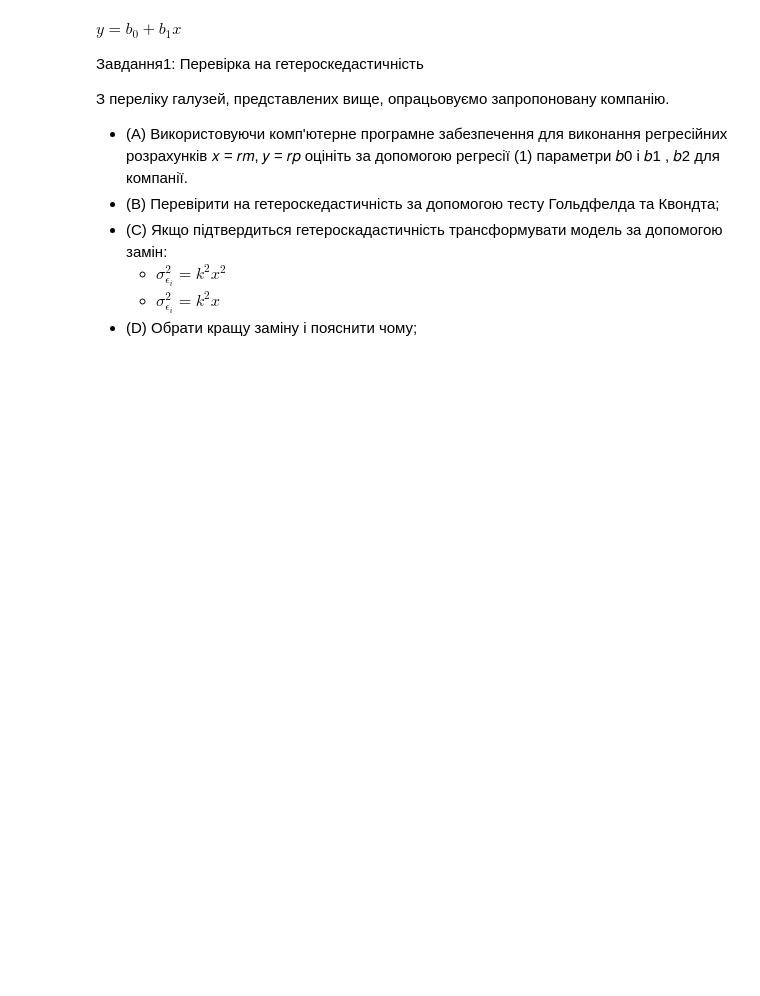
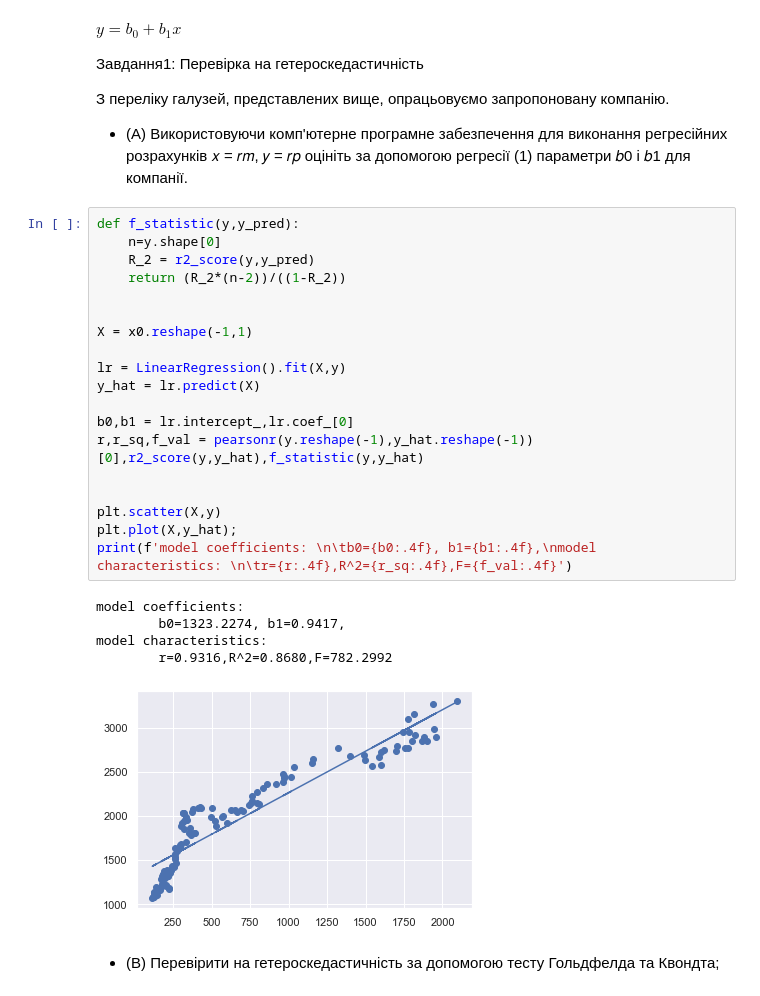
Before and after one commit to EddieKro/Econometrics, a Jupyter notebook: notebooks/Econometrics_Lab5.ipynb, the cells around one changed output. Cells and saved outputs as stored; diff of their text form; blank space fills up the shorter version.

```diff
--- a/notebooks/Econometrics_Lab5.ipynb
+++ b/notebooks/Econometrics_Lab5.ipynb
@@ -36,11 +58,31 @@ $ y = b_0 + b_1x $
 З переліку галузей, представлених вище, опрацьовуємо запропоновану компанію.
 * (A) Використовуючи комп'ютерне програмне забезпечення для виконання регресійних
 розрахунків 𝑥 = 𝑟𝑚, 𝑦 = 𝑟𝑝 оцініть за допомогою регресії (1) параметри 𝑏0
-і 𝑏1
-, 𝑏2 для компанії.
-* (B) Перевірити на гетероскедастичність за допомогою тесту Гольдфелда та Квондта;
-* (C) Якщо підтвердиться гетероскадастичність трансформувати модель за допомогою
-замін:
-    * $\sigma^2_{\epsilon_i} = k^2x^2$
-    * $ \sigma^2_{\epsilon_i} = k^2x$
-* (D) Обрати кращу заміну і пояснити чому;
+і 𝑏1 для компанії.
+# %%
+def f_statistic(y,y_pred):
+    n=y.shape[0]
+    R_2 = r2_score(y,y_pred)
+    return (R_2*(n-2))/((1-R_2))
+
+
+X = x0.reshape(-1,1)
+
+lr = LinearRegression().fit(X,y)
+y_hat = lr.predict(X)
+
+b0,b1 = lr.intercept_,lr.coef_[0]
+r,r_sq,f_val = pearsonr(y.reshape(-1),y_hat.reshape(-1))[0],r2_score(y,y_hat),f_statistic(y,y_hat)
+
+
+plt.scatter(X,y)
+plt.plot(X,y_hat);
+print(f'model coefficients: \n\tb0={b0:.4f}, b1={b1:.4f},\nmodel characteristics: \n\tr={r:.4f},R^2={r_sq:.4f},F={f_val:.4f}')
+# %% [output]
+model coefficients:
+        b0=1323.2274, b1=0.9417,
+model characteristics:
+        r=0.9316,R^2=0.8680,F=782.2992
+[figure, added]
+# %% [markdown]
+* (B) Перевірити на гетероскедастичність за допомогою тесту Гольдфелда та Квондта;
```
Also changed, not shown: parts of 17 cells of this notebook, 7 other files.
